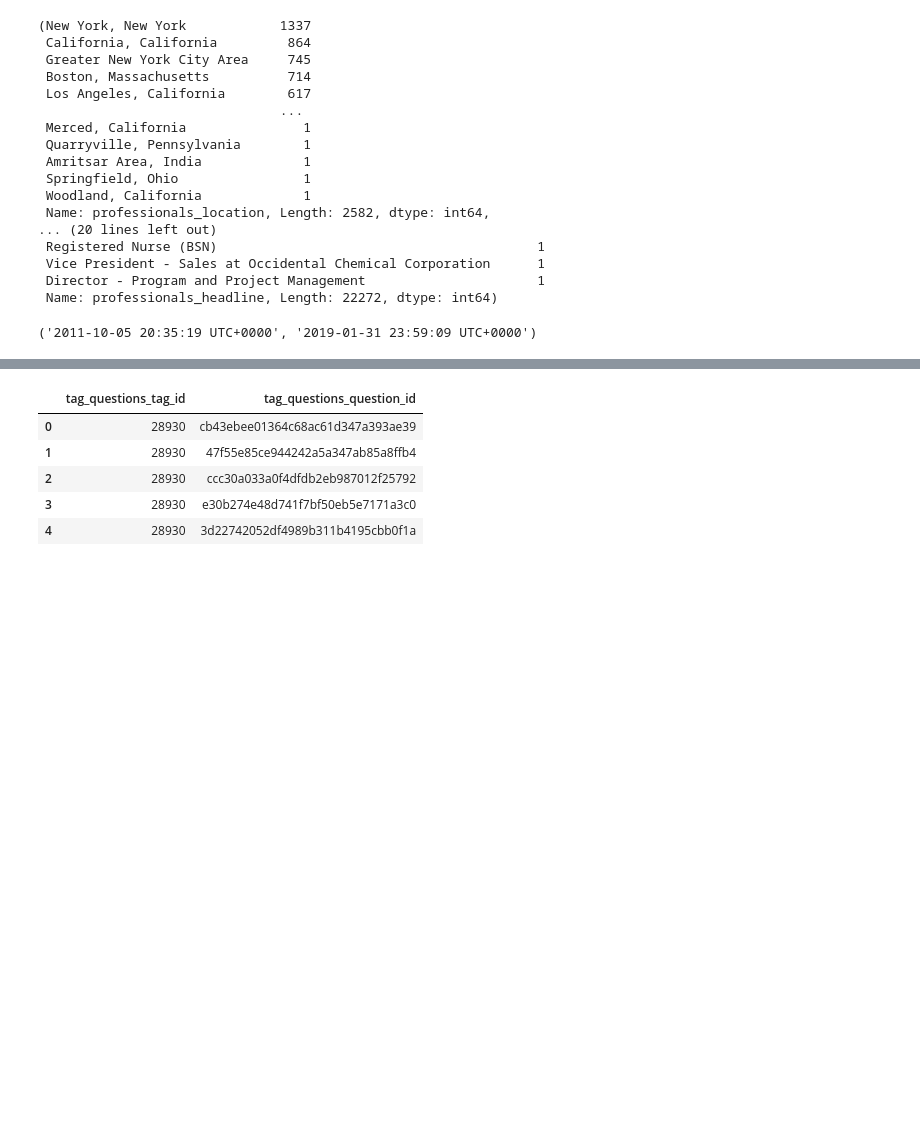
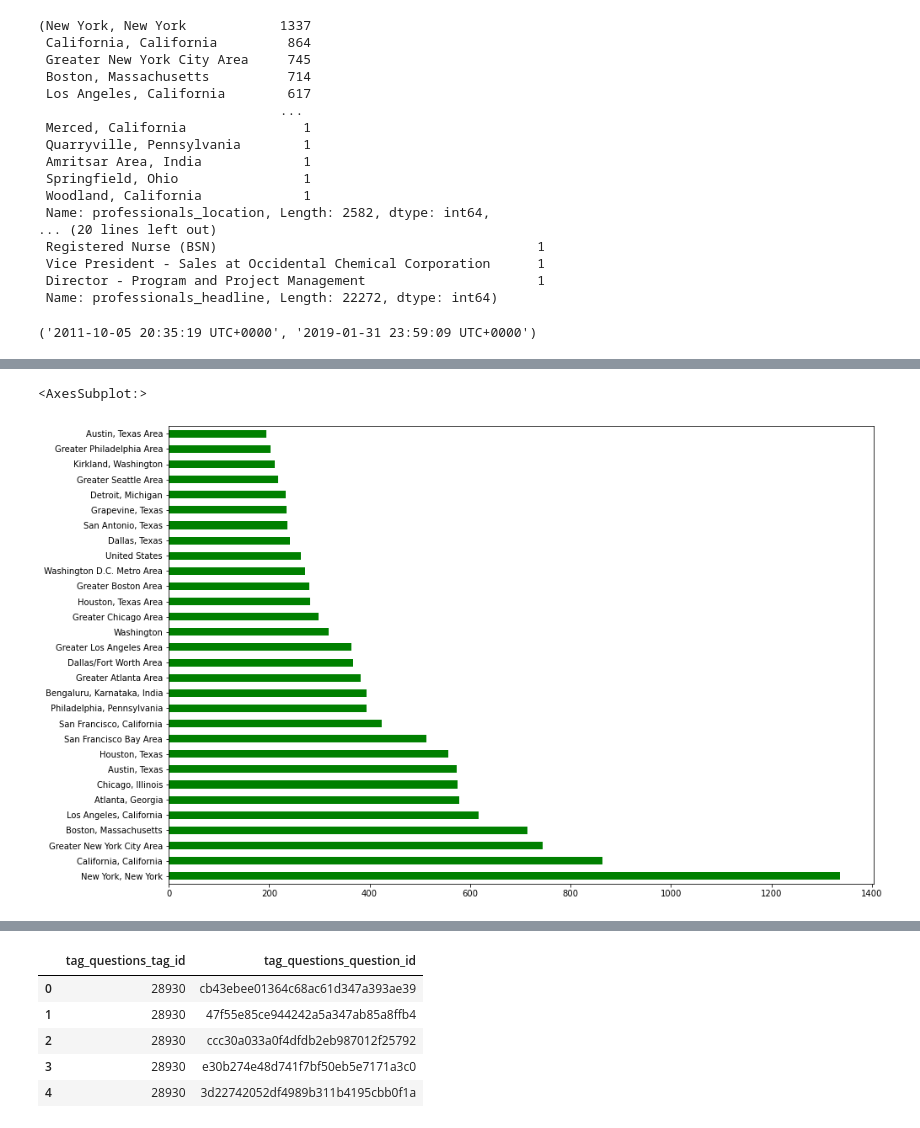
Before and after one commit to AKhileshPothuri/CareerVillage_Project, a Jupyter notebook: Exploratory_Data_Analysis_Draft1.ipynb, the cells around one changed output, grey strips where cells are left out. Saved outputs shown, nothing was run; the diff lists cells and outputs as text; code cells hidden in the pictures; blank space fills up the shorter version.

```diff
--- a/Exploratory_Data_Analysis_Draft1.ipynb
+++ b/Exploratory_Data_Analysis_Draft1.ipynb
@@ -113,0 +133,5 @@ prof_df.professionals_date_joined.min(),prof_df.professionals_date_joined.max()
+# %%
+prof_df['professionals_location'].value_counts()[:30].plot(kind='barh',figsize=(15, 10),color='green')
+# %% [output]
+<AxesSubplot:>
+[figure, added]
```
Also changed, not shown: parts of 59 cells of this notebook.
